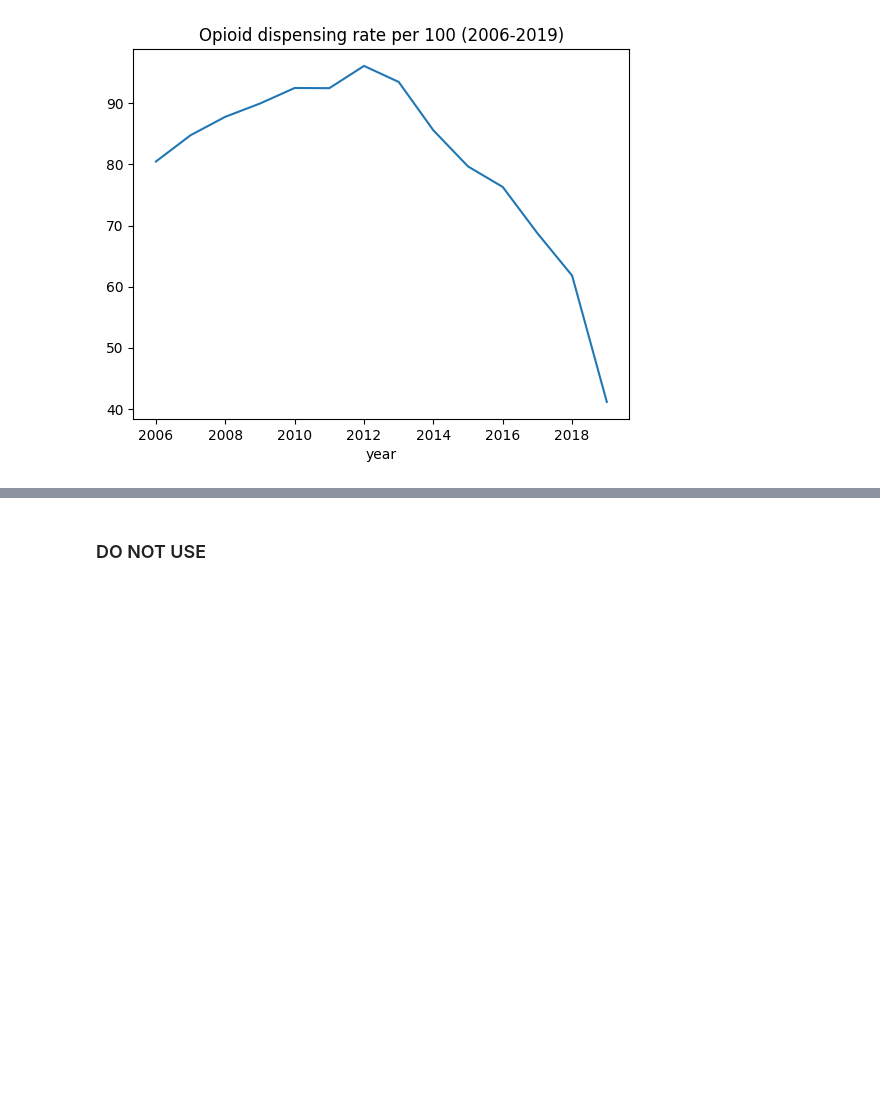
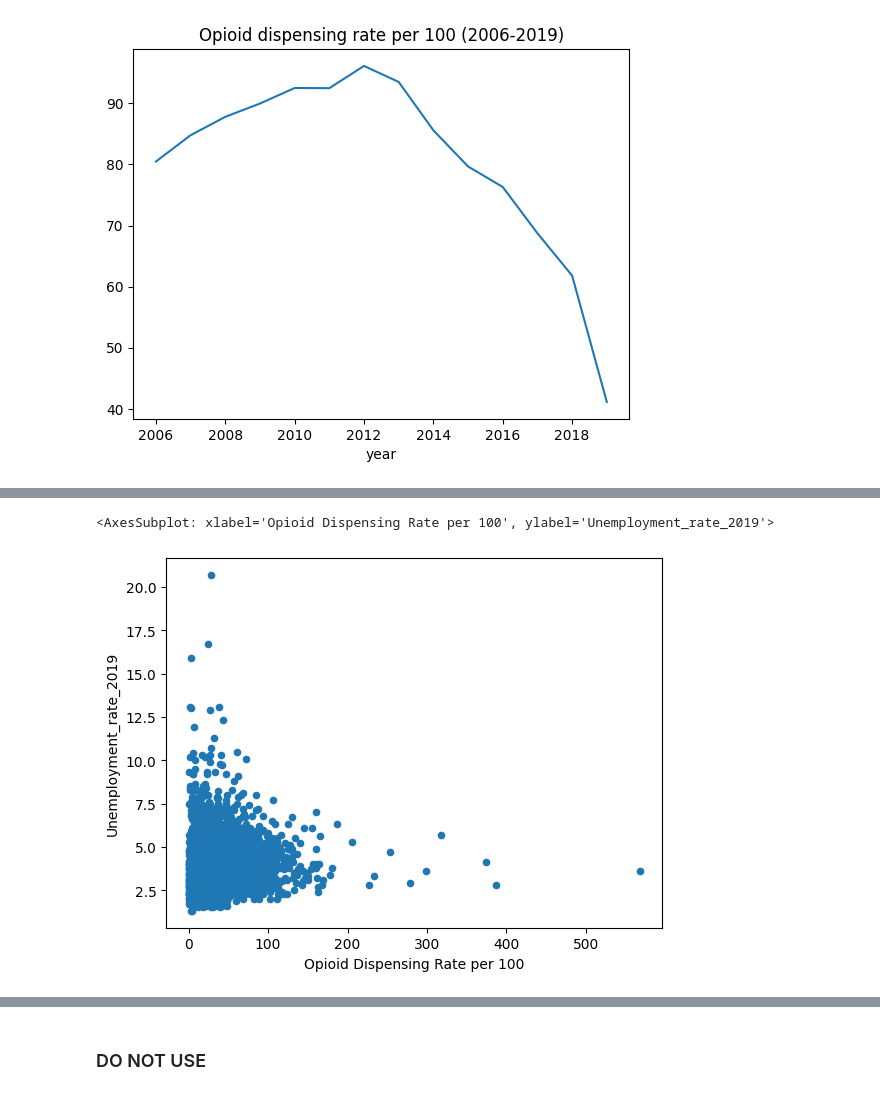
Before and after one commit to Ludougan123234/624-project, a Jupyter notebook: exp_opioid randy.ipynb, the cells around one changed output, grey strips where cells are left out. Saved outputs shown, nothing was run; the diff lists cells and outputs as text; code cells hidden in the pictures; blank space fills up the shorter version.

```diff
--- a/exp_opioid randy.ipynb
+++ b/exp_opioid randy.ipynb
@@ -31,3 +32,7 @@ pov_df = pd.read_excel(
     header=None,
 )
 pov_df = pd.DataFrame(pov_df.values[1:], columns=pov_df.iloc[0])
+# %%
+base_dir = "./data/Wonder"
+for file in os.listdir("./data/WONDER/"):
+     pd.read_csv(f"{base_dir}/{file}")
@@ -57,15 +78,15 @@ death_df = death_df.drop(columns="Notes").dropna()
 REFRESH_OPIOID_SOURCE = False
 
 if REFRESH_OPIOID_SOURCE:
-    for i in range(2006, 2021):
+    for i in range(2006, 2019):
         print(f"at: {i}")
         df = pd.read_html(f"https://www.cdc.gov/drugoverdose/rxrate-maps/county{i}.html")[0]
         df['year'] = i
         df.to_csv(f"./data/opioid_rx/{i}.csv")
 
-l = [pd.read_csv(f"./data/opioid_rx/{file}") for file in os.listdir("./data/opioid_rx/")]
+l = [pd.read_csv(f"./data/opioid_rx/{file}") for file in os.listdir("./data/opioid_rx")]
 df = pd.concat(l)
-df = pd.concat(l)
+# df = pd.concat(l)
 df["Opioid Dispensing Rate per 100"] = (
     df["Opioid Dispensing Rate per 100"].replace("–", np.nan).astype("float32")
 )
@@ -280,0 +320,5 @@ with imageio.get_writer(fname, mode='I', duration=1000) as writer:
+# %%
+df_sub = df.query("year == 2019").drop("Unnamed: 0", axis=1)
+df_sub['County FIPS Code'] = df_sub['County FIPS Code'].astype("str")
+df_sub['County FIPS Code'] = df_sub['County FIPS Code'].str.pad(5, side = "left", fillchar='0')
+df_sub
@@ -280,0 +355,15 @@ with imageio.get_writer(fname, mode='I', duration=1000) as writer:
+# %%
+
+unemp_dispense = (
+    df_sub.merge(
+        unemp_df.loc[:, unemp_df.columns.str.contains("FIPS|Unemployment_rate_2019")],
+        how="left",
+        right_on = "FIPS_Code",
+        left_on = "County FIPS Code"
+    )
+)
+
+unemp_dispense.plot(x = "Opioid Dispensing Rate per 100", y = "Unemployment_rate_2019", kind = 'scatter')
+# %% [output]
+<AxesSubplot: xlabel='Opioid Dispensing Rate per 100', ylabel='Unemployment_rate_2019'>
+[figure, added]
```
Also changed, not shown: parts of 10 cells of this notebook, 1 other file.
